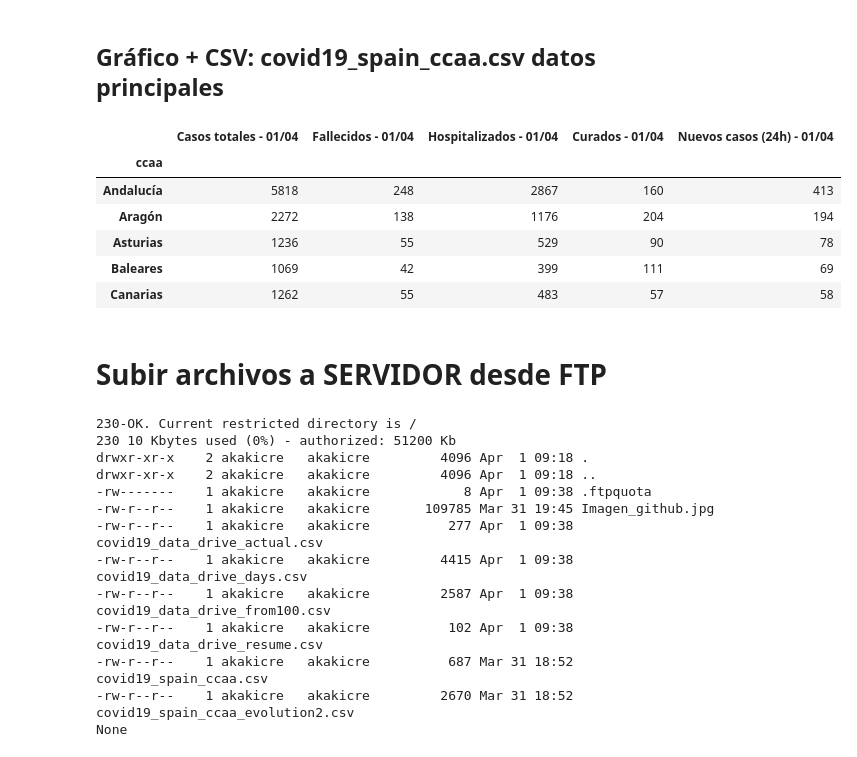
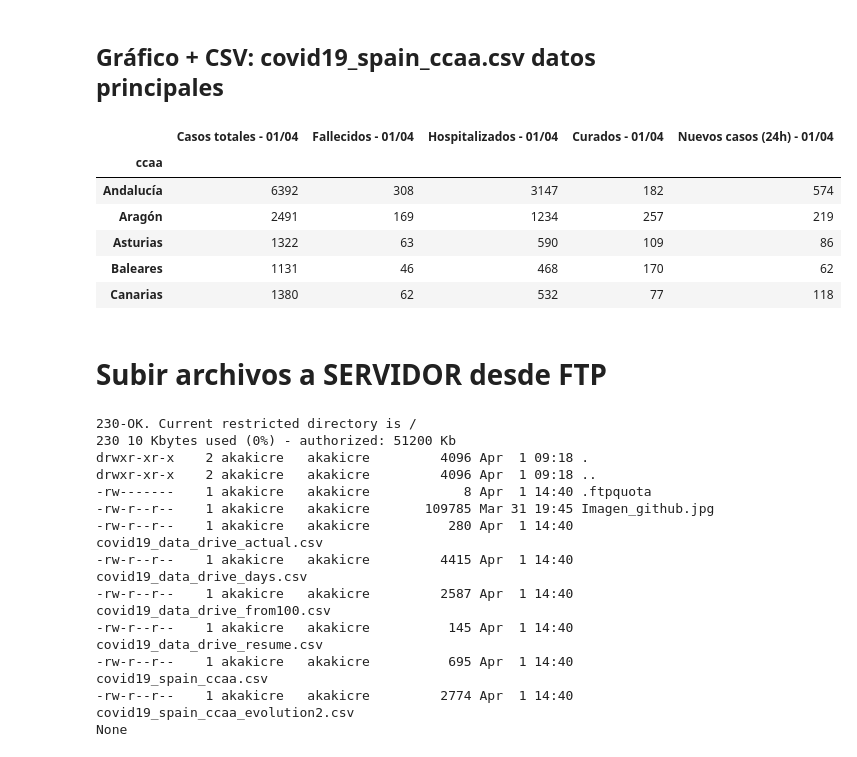
Before and after one commit to akakicreations/covid19-project, a Jupyter notebook: covid19_notebook_WEBFINAL.ipynb, the cells around one changed output. Drawn from its saved outputs; the diff is of its cells as text; code cells hidden in the pictures.

Commit message:
actualiación csv y notebook

```diff
--- a/covid19_notebook_WEBFINAL.ipynb
+++ b/covid19_notebook_WEBFINAL.ipynb
@@ -406,21 +429,22 @@ Canarias                     1262        1262
 ## Gráfico + CSV: covid19_spain_ccaa.csv datos principales
 # %%
 # Poner bien los datos
+data_ccaa_general = data_ccaa.copy()
 data_ccaa_general = data_ccaa.iloc[0:19]
 data_ccaa_general = data_ccaa_general.loc[:, ['casos_totales', 'fallecidos','hospitalizados','curados','nuevos_respecto_ayer']]
 data_ccaa_general.rename(columns = {'CCAA':'Comunidades autónomas', 'casos_totales':'Casos totales' + ' - ' + date_today, 'fallecidos':'Fallecidos'+ ' - ' + date_today, 'hospitalizados':'Hospitalizados'+ ' - ' + date_today, 'nuevos_respecto_ayer':'Nuevos casos (24h)' + ' - ' + date_today, 'curados':'Curados' + ' - ' + date_today}, inplace = True)
 
 #Exportar CSV
 data_ccaa_general.to_csv('covid19_spain_ccaa.csv', sep = ';', encoding="utf-8")
 data_ccaa_general.head()
 # %% [output]
 |  | Casos totales - 01/04 | Fallecidos - 01/04 | Hospitalizados - 01/04 | Curados - 01/04 | Nuevos casos (24h) - 01/04 |
 | ccaa |  |  |  |  |  |
-| Andalucía | 5818 | 248 | 2867 | 160 | 413 |
-| Aragón | 2272 | 138 | 1176 | 204 | 194 |
-| Asturias | 1236 | 55 | 529 | 90 | 78 |
-| Baleares | 1069 | 42 | 399 | 111 | 69 |
-| Canarias | 1262 | 55 | 483 | 57 | 58 |
+| Andalucía | 6392 | 308 | 3147 | 182 | 574 |
+| Aragón | 2491 | 169 | 1234 | 257 | 219 |
+| Asturias | 1322 | 63 | 590 | 109 | 86 |
+| Baleares | 1131 | 46 | 468 | 170 | 62 |
+| Canarias | 1380 | 62 | 532 | 77 | 118 |
 # %% [markdown]
 # Subir archivos a SERVIDOR desde FTP
 # %%
@@ -446,9 +470,9 @@ ftp.storbinary('STOR %s' % os.path.basename("covid19_data_drive_days.csv"), fp,
 fp = open("covid19_data_drive_from100.csv", 'rb')
 ftp.storbinary('STOR %s' % os.path.basename("covid19_data_drive_from100.csv"), fp, 1024)
 fp = open("covid19_spain_ccaa.csv", 'rb')
-# ftp.storbinary('STOR %s' % os.path.basename("covid19_spain_ccaa.csv"), fp, 1024)
-# fp = open("covid19_spain_ccaa_evolution2.csv", 'rb')
-# ftp.storbinary('STOR %s' % os.path.basename("covid19_spain_ccaa_evolution2.csv"), fp, 1024)
+ftp.storbinary('STOR %s' % os.path.basename("covid19_spain_ccaa.csv"), fp, 1024)
+fp = open("covid19_spain_ccaa_evolution2.csv", 'rb')
+ftp.storbinary('STOR %s' % os.path.basename("covid19_spain_ccaa_evolution2.csv"), fp, 1024)
 fp = open("covid19_data_drive_actual.csv", 'rb')
 ftp.storbinary('STOR %s' % os.path.basename("covid19_data_drive_actual.csv"), fp, 1024)
 fp = open("covid19_data_drive_resume.csv", 'rb')
@@ -459,14 +483,14 @@ fp.close()
 230 10 Kbytes used (0%) - authorized: 51200 Kb
 drwxr-xr-x    2 akakicre   akakicre         4096 Apr  1 09:18 .
 drwxr-xr-x    2 akakicre   akakicre         4096 Apr  1 09:18 ..
--rw-------    1 akakicre   akakicre            8 Apr  1 09:38 .ftpquota
+-rw-------    1 akakicre   akakicre            8 Apr  1 14:40 .ftpquota
 -rw-r--r--    1 akakicre   akakicre       109785 Mar 31 19:45 Imagen_github.jpg
--rw-r--r--    1 akakicre   akakicre          277 Apr  1 09:38 covid19_data_drive_actual.csv
--rw-r--r--    1 akakicre   akakicre         4415 Apr  1 09:38 covid19_data_drive_days.csv
--rw-r--r--    1 akakicre   akakicre         2587 Apr  1 09:38 covid19_data_drive_from100.csv
--rw-r--r--    1 akakicre   akakicre          102 Apr  1 09:38 covid19_data_drive_resume.csv
--rw-r--r--    1 akakicre   akakicre          687 Mar 31 18:52 covid19_spain_ccaa.csv
--rw-r--r--    1 akakicre   akakicre         2670 Mar 31 18:52 covid19_spain_ccaa_evolution2.csv
+-rw-r--r--    1 akakicre   akakicre          280 Apr  1 14:40 covid19_data_drive_actual.csv
+-rw-r--r--    1 akakicre   akakicre         4415 Apr  1 14:40 covid19_data_drive_days.csv
+-rw-r--r--    1 akakicre   akakicre         2587 Apr  1 14:40 covid19_data_drive_from100.csv
+-rw-r--r--    1 akakicre   akakicre          145 Apr  1 14:40 covid19_data_drive_resume.csv
+-rw-r--r--    1 akakicre   akakicre          695 Apr  1 14:40 covid19_spain_ccaa.csv
+-rw-r--r--    1 akakicre   akakicre         2774 Apr  1 14:40 covid19_spain_ccaa_evolution2.csv
 None
 # %%
 # Pruebas
```
Also changed, not shown: parts of 8 cells of this notebook, 4 other files.
